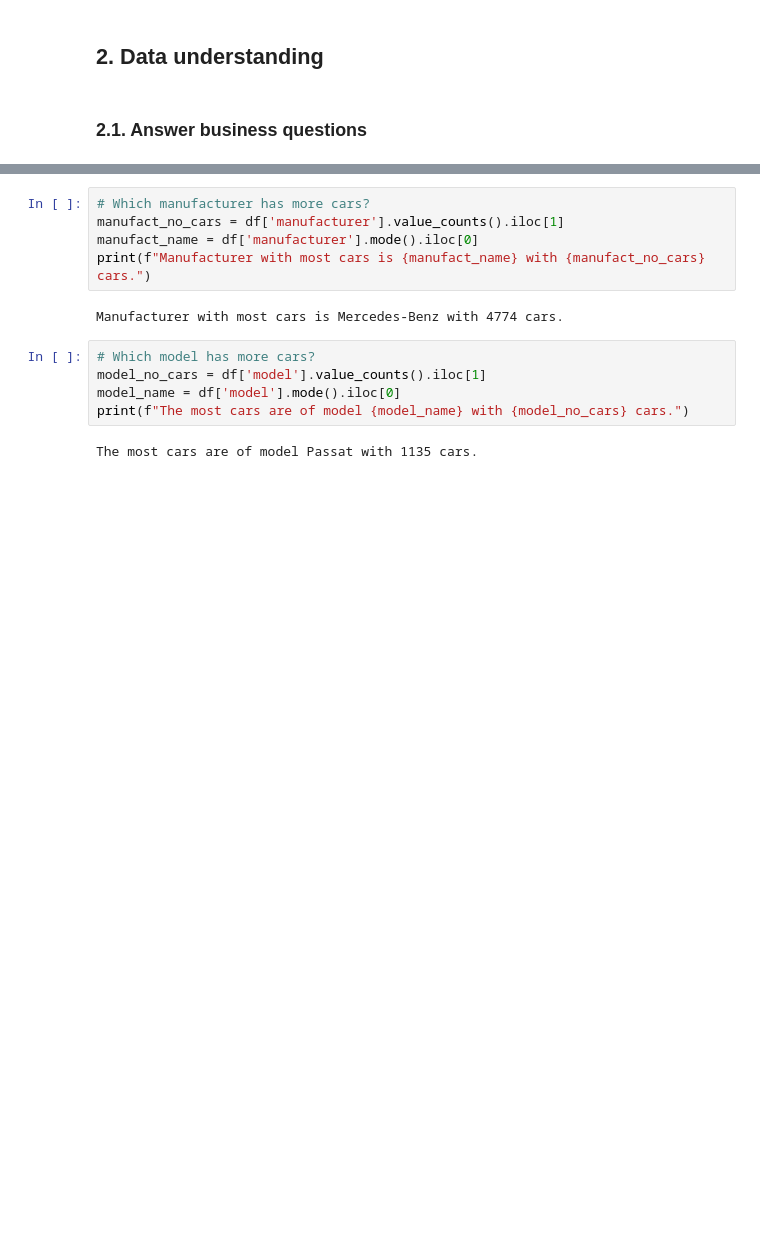
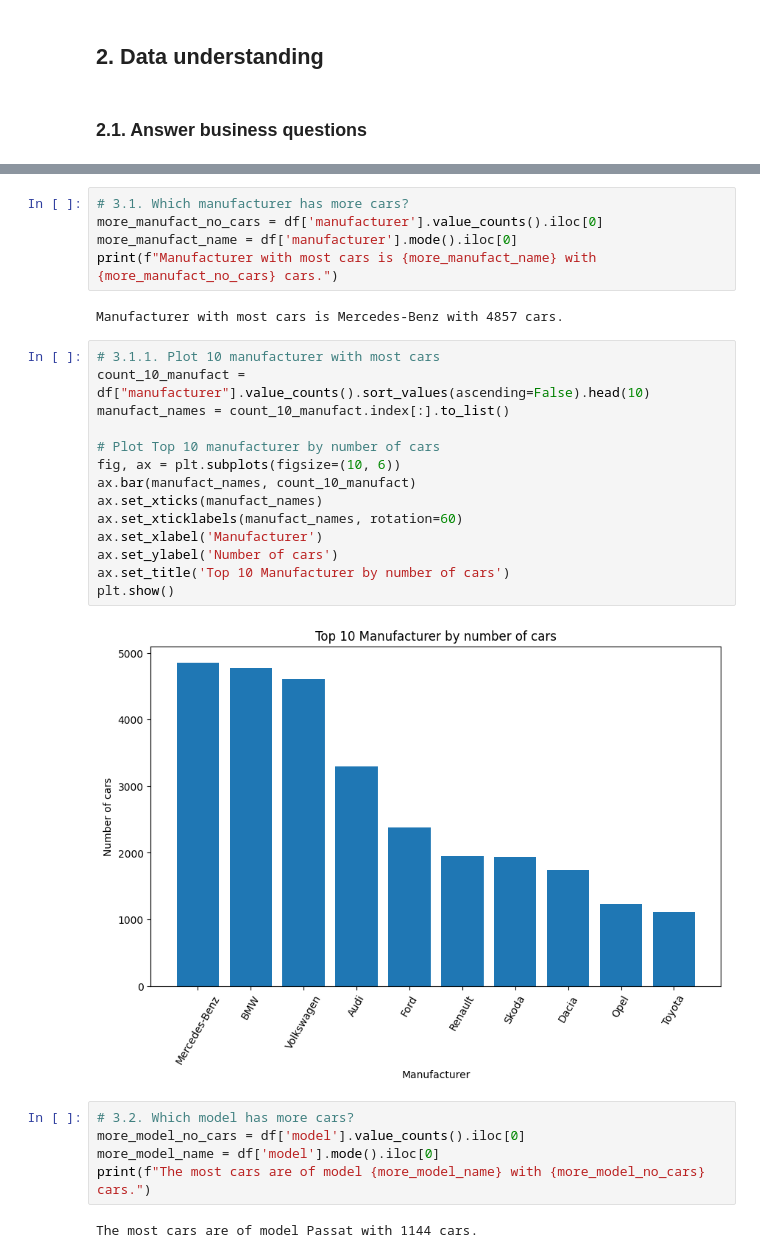
Before and after one commit to romanmurzac/EvaCar, a Jupyter notebook: internal_tools/data_analyzer.ipynb, the cells around one changed output, grey strips where cells are left out. Drawn from its saved outputs; the diff is of its cells as text; blank space fills up the shorter version.

```diff
--- a/internal_tools/data_analyzer.ipynb
+++ b/internal_tools/data_analyzer.ipynb
@@ -208,14 +250,30 @@ The cheapest car in current analyze is Volkswagen Golf that costs 300 EUR.
 # %%
-# Which manufacturer has more cars?
-manufact_no_cars = df['manufacturer'].value_counts().iloc[1]
-manufact_name = df['manufacturer'].mode().iloc[0]
-print(f"Manufacturer with most cars is {manufact_name} with {manufact_no_cars} cars.")
+# 3.1. Which manufacturer has more cars?
+more_manufact_no_cars = df['manufacturer'].value_counts().iloc[0]
+more_manufact_name = df['manufacturer'].mode().iloc[0]
+print(f"Manufacturer with most cars is {more_manufact_name} with {more_manufact_no_cars} cars.")
 # %% [output]
-Manufacturer with most cars is Mercedes-Benz with 4774 cars.
+Manufacturer with most cars is Mercedes-Benz with 4857 cars.
+# %%
+# 3.1.1. Plot 10 manufacturer with most cars
+count_10_manufact = df["manufacturer"].value_counts().sort_values(ascending=False).head(10)
+manufact_names = count_10_manufact.index[:].to_list()
+
+# Plot Top 10 manufacturer by number of cars
+fig, ax = plt.subplots(figsize=(10, 6))
+ax.bar(manufact_names, count_10_manufact)
+ax.set_xticks(manufact_names)
+ax.set_xticklabels(manufact_names, rotation=60)
+ax.set_xlabel('Manufacturer')
+ax.set_ylabel('Number of cars')
+ax.set_title('Top 10 Manufacturer by number of cars')
+plt.show()
+# %% [output]
+[figure, added]
 # %%
-# Which model has more cars?
-model_no_cars = df['model'].value_counts().iloc[1]
-model_name = df['model'].mode().iloc[0]
-print(f"The most cars are of model {model_name} with {model_no_cars} cars.")
+# 3.2. Which model has more cars?
+more_model_no_cars = df['model'].value_counts().iloc[0]
+more_model_name = df['model'].mode().iloc[0]
+print(f"The most cars are of model {more_model_name} with {more_model_no_cars} cars.")
 # %% [output]
-The most cars are of model Passat with 1135 cars.
+The most cars are of model Passat with 1144 cars.
```
Also changed, not shown: parts of 28 cells of this notebook, 1 other file.
